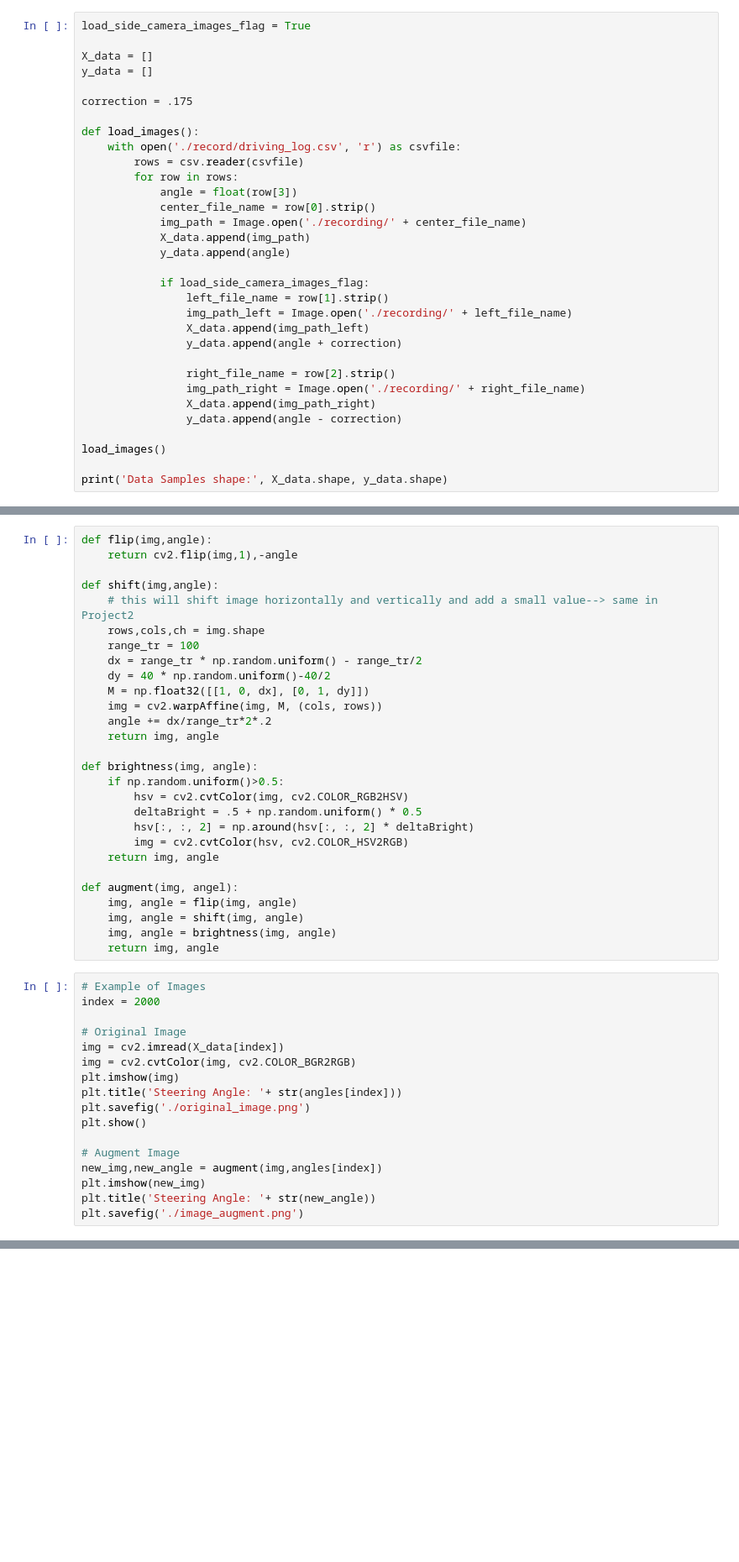
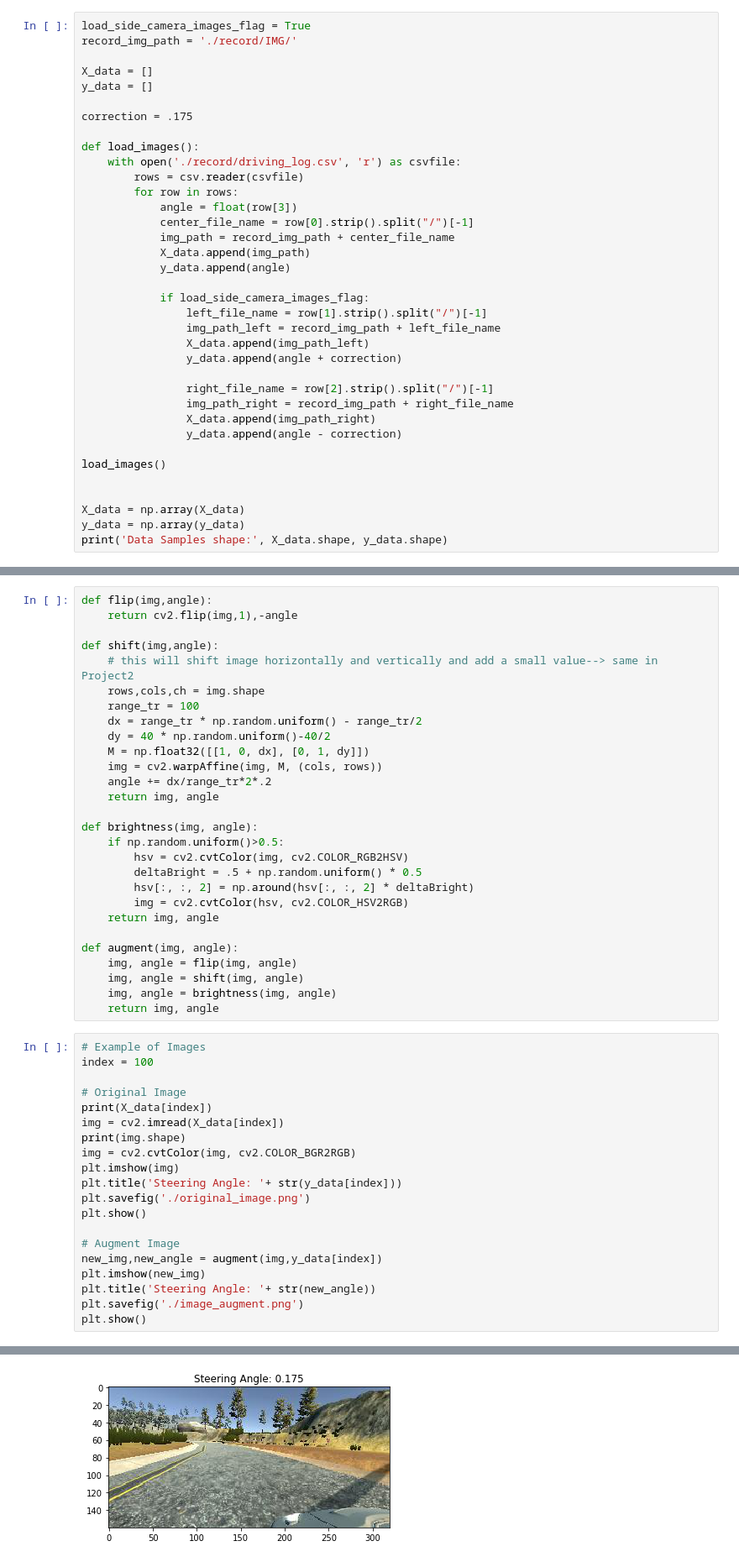
Before and after one commit to jaspartang/CarND-Behavioral-Cloning-P3, a Jupyter notebook: model.ipynb, the cells around one changed output, grey strips where cells are left out. Shown at 84% size. Saved outputs shown, nothing was run; the diff lists cells and outputs as text; blank space fills up the shorter version.

```diff
--- a/model.ipynb
+++ b/model.ipynb
@@ -21,5 +20,6 @@ import tensorflow as tf
 # %%
 load_side_camera_images_flag = True
+record_img_path = './record/IMG/'
 
 X_data = []
 y_data = []
@@ -31,22 +31,25 @@ def load_images():
         rows = csv.reader(csvfile)
         for row in rows:
             angle = float(row[3])
-            center_file_name = row[0].strip()
-            img_path = Image.open('./recording/' + center_file_name)
+            center_file_name = row[0].strip().split("/")[-1]
+            img_path = record_img_path + center_file_name
             X_data.append(img_path)
             y_data.append(angle)
 
             if load_side_camera_images_flag:
-                left_file_name = row[1].strip()
-                img_path_left = Image.open('./recording/' + left_file_name)
+                left_file_name = row[1].strip().split("/")[-1]
+                img_path_left = record_img_path + left_file_name
                 X_data.append(img_path_left)
                 y_data.append(angle + correction)
 
-                right_file_name = row[2].strip()
-                img_path_right = Image.open('./recording/' + right_file_name)
+                right_file_name = row[2].strip().split("/")[-1]
+                img_path_right = record_img_path + right_file_name
                 X_data.append(img_path_right)
                 y_data.append(angle - correction)
 
 load_images()
 
+
+X_data = np.array(X_data)
+y_data = np.array(y_data)
 print('Data Samples shape:', X_data.shape, y_data.shape)
@@ -83,25 +91,29 @@ def brightness(img, angle):
         img = cv2.cvtColor(hsv, cv2.COLOR_HSV2RGB)
     return img, angle
 
-def augment(img, angel):
+def augment(img, angle):
     img, angle = flip(img, angle)
     img, angle = shift(img, angle)
     img, angle = brightness(img, angle)
     return img, angle
 # %%
 # Example of Images
-index = 2000
+index = 100
 
 # Original Image
+print(X_data[index])
 img = cv2.imread(X_data[index])
+print(img.shape)
 img = cv2.cvtColor(img, cv2.COLOR_BGR2RGB)
 plt.imshow(img)
-plt.title('Steering Angle: '+ str(angles[index]))
+plt.title('Steering Angle: '+ str(y_data[index]))
 plt.savefig('./original_image.png')
 plt.show()
 
 # Augment Image
-new_img,new_angle = augment(img,angles[index])
+new_img,new_angle = augment(img,y_data[index])
 plt.imshow(new_img)
 plt.title('Steering Angle: '+ str(new_angle))
 plt.savefig('./image_augment.png')
+plt.show()
+# %% [output]
@@ -107,0 +122 @@ plt.savefig('./image_augment.png')
+[figure, added]
```
Also changed, not shown: parts of 6 cells of this notebook, 4 other files.
